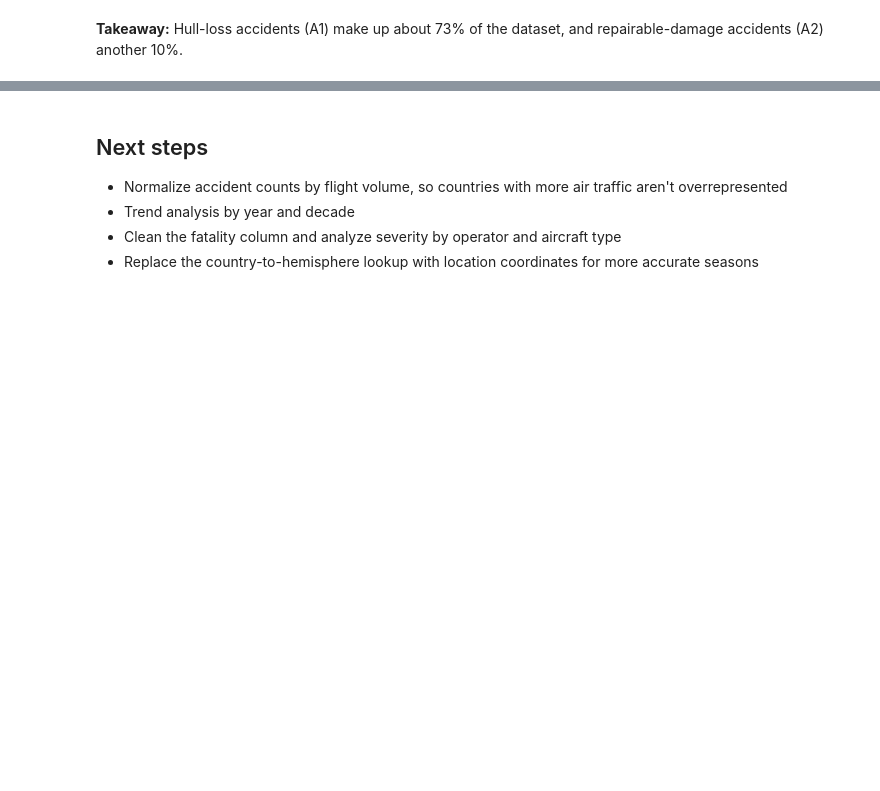
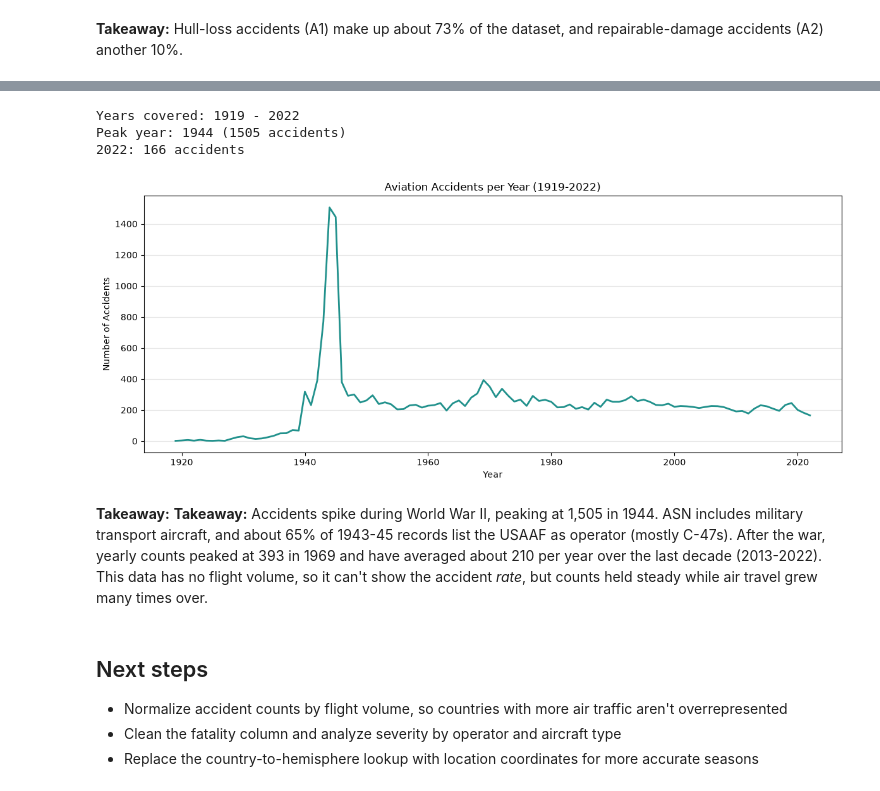
Before and after one commit to theamanali/civil-aviation-accident-analysis, a Jupyter notebook: analysis.ipynb, the cells around one changed output, grey strips where cells are left out. Saved outputs shown, nothing was run; the diff lists cells and outputs as text; code cells hidden in the pictures; blank space fills up the shorter version.

```diff
--- a/analysis.ipynb
+++ b/analysis.ipynb
@@ -305,7 +328,30 @@ dtype: int64
+# %%
+years = pd.to_numeric(aviation_data["year"], errors="coerce").dropna().astype(int)
+accidents_per_year = years[years < 2023].value_counts().sort_index()
+
+peak_year = accidents_per_year.idxmax()
+print(f"Years covered: {accidents_per_year.index.min()} - {accidents_per_year.index.max()}")
+print(f"Peak year: {peak_year} ({accidents_per_year.max()} accidents)")
+print(f"2022: {accidents_per_year[2022]} accidents")
+
+plt.figure(figsize=(12, 5))
+plt.plot(accidents_per_year.index, accidents_per_year.values, color=sns.color_palette("viridis", 1)[0], linewidth=2)
+plt.title("Aviation Accidents per Year (1919-2022)")
+plt.xlabel("Year")
+plt.ylabel("Number of Accidents")
+plt.grid(axis="y", alpha=0.3)
+plt.tight_layout()
+plt.show()
+# %% [output]
+Years covered: 1919 - 2022
+Peak year: 1944 (1505 accidents)
+2022: 166 accidents
+[figure, added]
+# %% [markdown]
+**Takeaway:** **Takeaway:** Accidents spike during World War II, peaking at 1,505 in 1944. ASN includes military transport aircraft, and about 65% of 1943-45 records list the USAAF as operator (mostly C-47s). After the war, yearly counts peaked at 393 in 1969 and have averaged about 210 per year over the last decade (2013-2022). This data has no flight volume, so it can't show the accident *rate*, but counts held steady while air travel grew many times over.
 # %% [markdown]
 ## Next steps
 
 - Normalize accident counts by flight volume, so countries with more air traffic aren't overrepresented
-- Trend analysis by year and decade
 - Clean the fatality column and analyze severity by operator and aircraft type
 - Replace the country-to-hemisphere lookup with location coordinates for more accurate seasons
```
Also changed, not shown: parts of 17 cells of this notebook, 7 other files.
